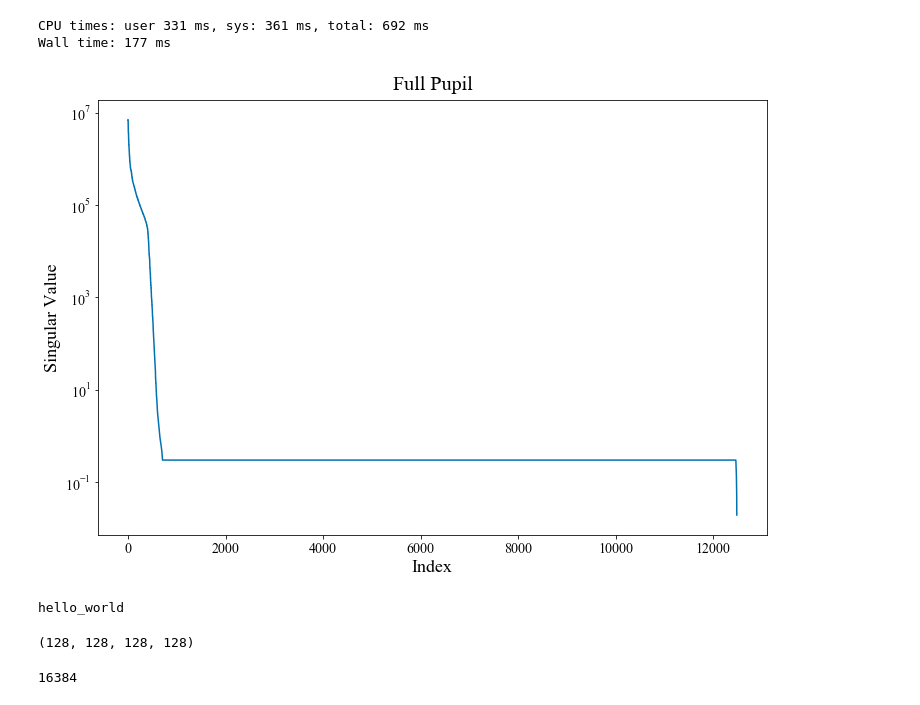
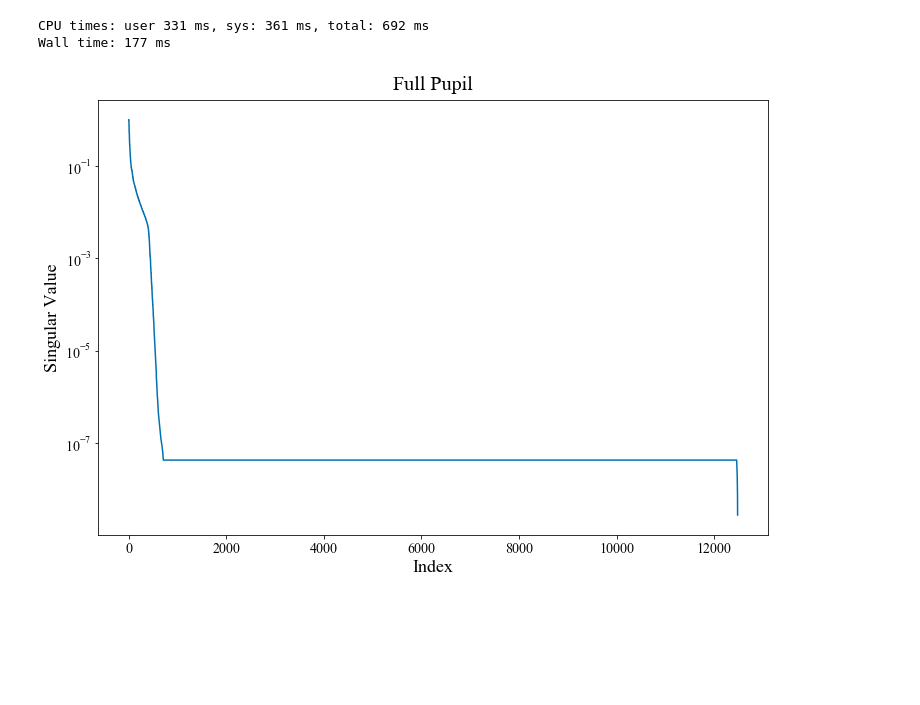
Before and after one commit to LouisDesdoigts/morphine, a Jupyter notebook: notebooks/morphine_uv.ipynb, the cells around one changed output. Drawn from its saved outputs; the diff is of its cells as text; code cells hidden in the pictures; blank space fills up the shorter version.

```diff
--- a/notebooks/morphine_uv.ipynb
+++ b/notebooks/morphine_uv.ipynb
@@ -329,25 +329,13 @@ CPU times: user 331 ms, sys: 361 ms, total: 692 ms
 Wall time: 177 ms
 # %%
 fig = plt.figure(figsize=(12.0,8.0))
-plt.plot(s1)
+plt.plot(s1/s1[0])
 plt.yscale('log')
 plt.ylabel('Singular Value')
 plt.xlabel('Index')
 # plt.title('Kernel Phase Singular Value Spectrum',fontsize=24,y=1.01)
 plt.title('Full Pupil',y=1.01,fontsize=20)
 # plt.savefig('kerphi_singular.png',bbox_inches='tight')
 plt.savefig('/Users/benjaminpope/code/anoroc/paper/kerphi_singular.pdf',bbox_inches='tight')
 # %% [output]
-[figure, old version]
+[figure, new version]
-# %%
-print('hello_world')
-# %% [output]
-hello_world
-# %%
-thisgrad.shape
-# %% [output]
-(128, 128, 128, 128)
-# %%
-128*128
-# %% [output]
-16384
```
